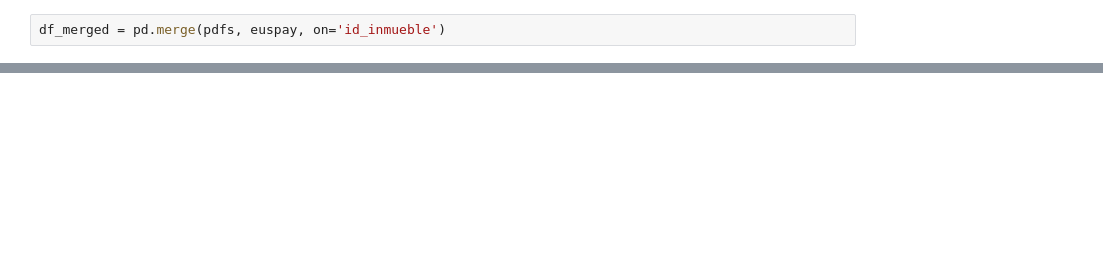
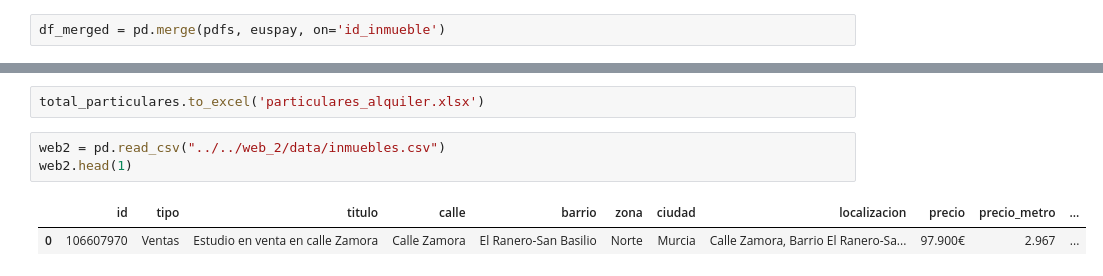
Before and after one commit to Tamgama/scraping, a Jupyter notebook: soporte/pruebas/union-data.ipynb, the cells around one changed output, grey strips where cells are left out. Saved outputs shown, nothing was run; the diff lists cells and outputs as text; blank space fills up the shorter version.

```diff
--- a/soporte/pruebas/union-data.ipynb
+++ b/soporte/pruebas/union-data.ipynb
@@ -136,0 +223,8 @@ df_merged = pd.merge(pdfs, euspay, on='id_inmueble')
+# %%
+total_particulares.to_excel('particulares_alquiler.xlsx')
+# %%
+web2 = pd.read_csv("../../web_2/data/inmuebles.csv")
+web2.head(1)
+# %% [output]
+|  | id | tipo | titulo | calle | barrio | zona | ciudad | localizacion | precio | precio_metro | ... |
+| 0 | 106607970 | Ventas | Estudio en venta en calle Zamora | Calle Zamora | El Ranero-San Basilio | Norte | Murcia | Calle Zamora, Barrio El Ranero-Sa... | 97.900€ | 2.967 | ... |
```
Also changed, not shown: parts of 13 cells of this notebook, 6 other files.
